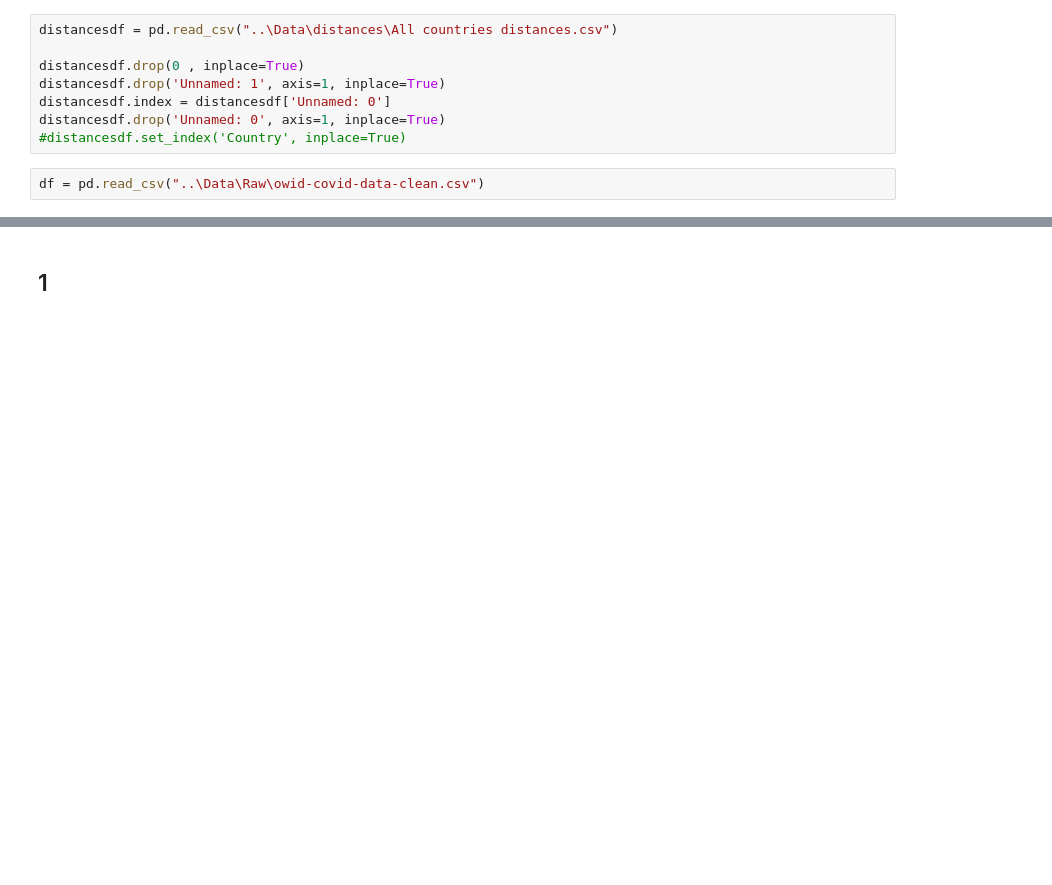
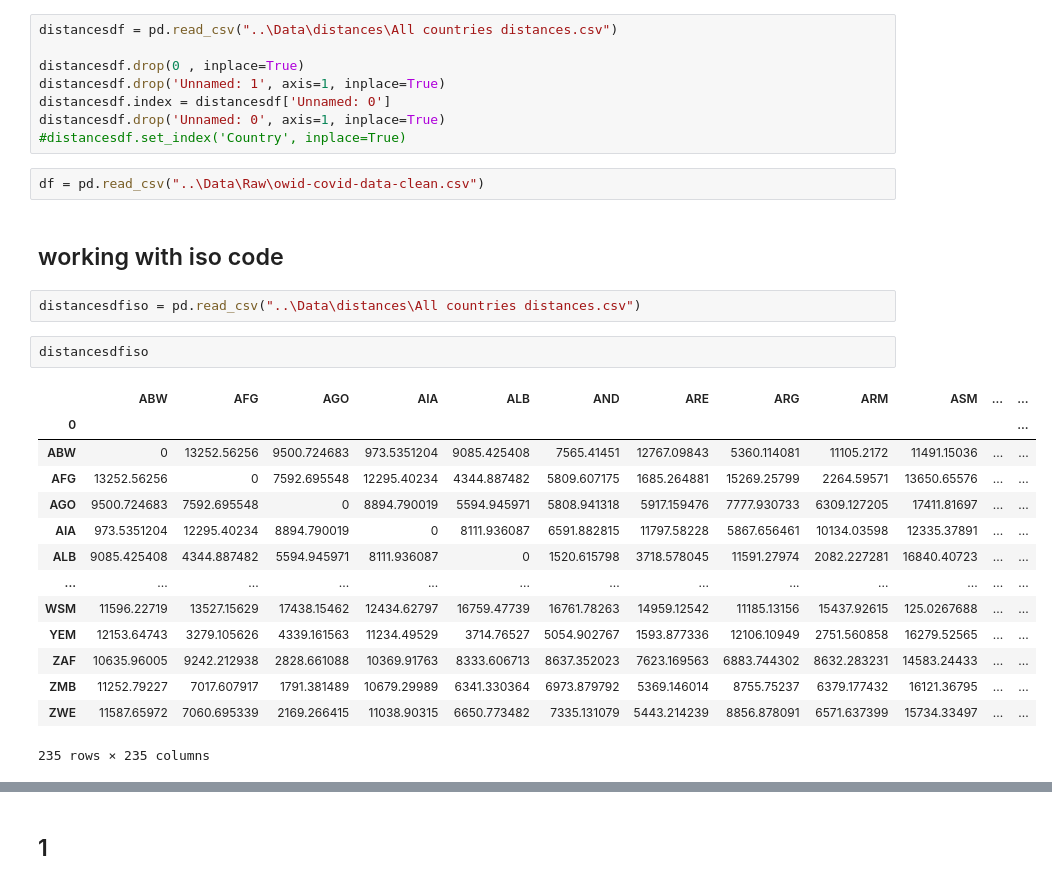
Before and after one commit to MAKEgroup/Covid_19_Propagation, a Jupyter notebook: Project/Network_Building.ipynb, the cells around one changed output, grey strips where cells are left out. Saved outputs shown, nothing was run; the diff lists cells and outputs as text; blank space fills up the shorter version.

```diff
--- a/Project/Network_Building.ipynb
+++ b/Project/Network_Building.ipynb
@@ -13,3 +30,24 @@ distancesdf.drop('Unnamed: 0', axis=1, inplace=True)
 #distancesdf.set_index('Country', inplace=True)
 # %%
 df = pd.read_csv("..\Data\Raw\owid-covid-data-clean.csv")
+# %% [markdown]
+## working with iso code
+# %%
+distancesdfiso = pd.read_csv("..\Data\distances\All countries distances.csv")
+# %%
+distancesdfiso
+# %% [output]
+|  | ABW | AFG | AGO | AIA | ALB | AND | ARE | ARG | ARM | ASM | ... | ... |
+| 0 |  |  |  |  |  |  |  |  |  |  |  | ... |
+| ABW | 0 | 13252.56256 | 9500.724683 | 973.5351204 | 9085.425408 | 7565.41451 | 12767.09843 | 5360.114081 | 11105.2172 | 11491.15036 | ... | ... |
+| AFG | 13252.56256 | 0 | 7592.695548 | 12295.40234 | 4344.887482 | 5809.607175 | 1685.264881 | 15269.25799 | 2264.59571 | 13650.65576 | ... | ... |
+| AGO | 9500.724683 | 7592.695548 | 0 | 8894.790019 | 5594.945971 | 5808.941318 | 5917.159476 | 7777.930733 | 6309.127205 | 17411.81697 | ... | ... |
+| AIA | 973.5351204 | 12295.40234 | 8894.790019 | 0 | 8111.936087 | 6591.882815 | 11797.58228 | 5867.656461 | 10134.03598 | 12335.37891 | ... | ... |
+| ALB | 9085.425408 | 4344.887482 | 5594.945971 | 8111.936087 | 0 | 1520.615798 | 3718.578045 | 11591.27974 | 2082.227281 | 16840.40723 | ... | ... |
+| ... | ... | ... | ... | ... | ... | ... | ... | ... | ... | ... | ... | ... |
+| WSM | 11596.22719 | 13527.15629 | 17438.15462 | 12434.62797 | 16759.47739 | 16761.78263 | 14959.12542 | 11185.13156 | 15437.92615 | 125.0267688 | ... | ... |
+| YEM | 12153.64743 | 3279.105626 | 4339.161563 | 11234.49529 | 3714.76527 | 5054.902767 | 1593.877336 | 12106.10949 | 2751.560858 | 16279.52565 | ... | ... |
+| ZAF | 10635.96005 | 9242.212938 | 2828.661088 | 10369.91763 | 8333.606713 | 8637.352023 | 7623.169563 | 6883.744302 | 8632.283231 | 14583.24433 | ... | ... |
+| ZMB | 11252.79227 | 7017.607917 | 1791.381489 | 10679.29989 | 6341.330364 | 6973.879792 | 5369.146014 | 8755.75237 | 6379.177432 | 16121.36795 | ... | ... |
+| ZWE | 11587.65972 | 7060.695339 | 2169.266415 | 11038.90315 | 6650.773482 | 7335.131079 | 5443.214239 | 8856.878091 | 6571.637399 | 15734.33497 | ... | ... |
+235 rows × 235 columns
```
Also changed, not shown: parts of 18 cells of this notebook, 2 other files.
